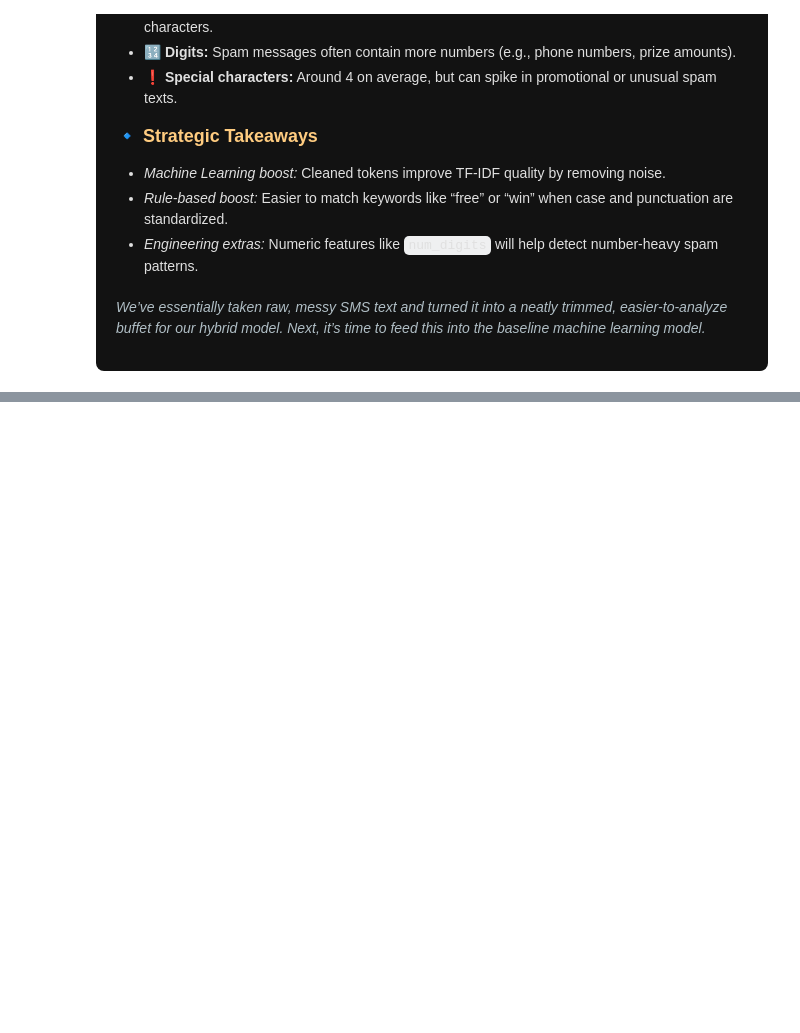
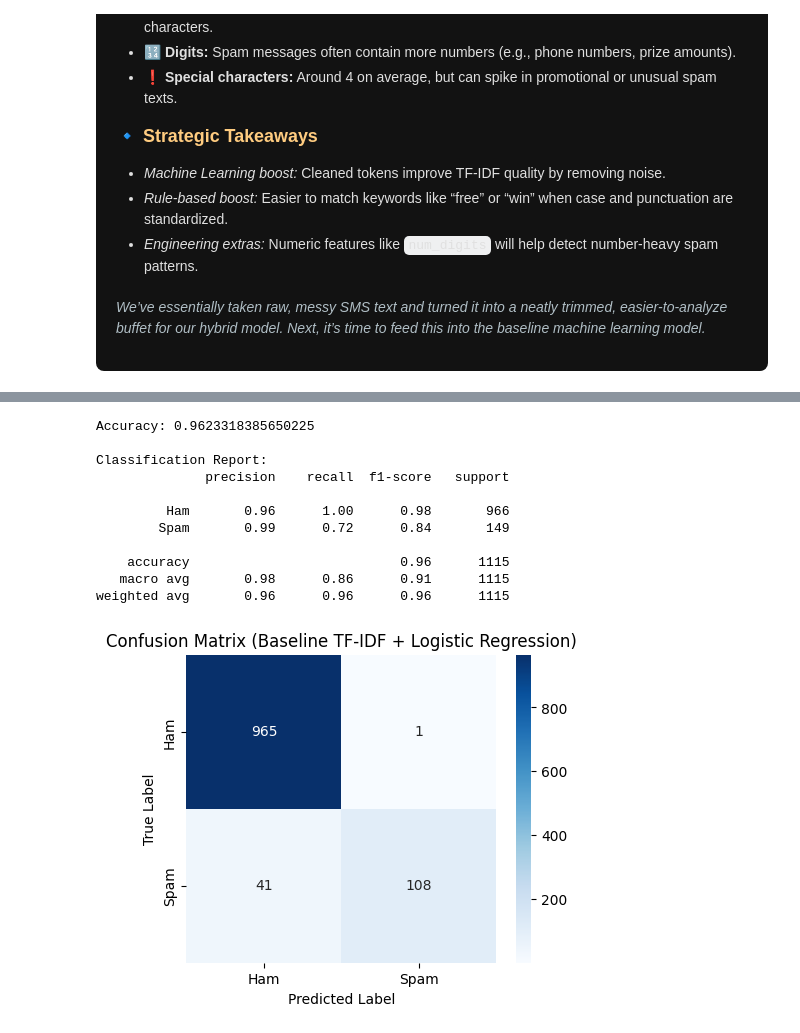
Before and after one commit to alabhastam/Hybrid-Learning-in-AI, a Jupyter notebook: main.ipynb, the cells around one changed output, grey strips where cells are left out. Drawn from its saved outputs; the diff is of its cells as text; code cells hidden in the pictures; blank space fills up the shorter version.

```diff
--- a/main.ipynb
+++ b/main.ipynb
@@ -432,0 +453,57 @@ Cleaned : free entry wkly comp win fa cup final tkts st ...
+# %%
+from sklearn.feature_extraction.text import TfidfVectorizer
+from sklearn.linear_model import LogisticRegression
+from sklearn.model_selection import train_test_split
+from sklearn.metrics import classification_report, confusion_matrix, accuracy_score
+import seaborn as sns
+import matplotlib.pyplot as plt
+
+# --- Step 3: Prepare features and labels ---
+X = df["clean_message"]
+y = df["label"].map({"ham": 0, "spam": 1})  # binary labels: 0=ham, 1=spam
+
+# --- Train-test split ---
+X_train, X_test, y_train, y_test = train_test_split(
+    X, y, test_size=0.2, random_state=42, stratify=y
+)
+
+# --- TF-IDF vectorization ---
+vectorizer = TfidfVectorizer()
+X_train_tfidf = vectorizer.fit_transform(X_train)
+X_test_tfidf = vectorizer.transform(X_test)
+
+# --- Initialize and train Logistic Regression ---
+model = LogisticRegression(max_iter=1000)
+model.fit(X_train_tfidf, y_train)
+
+# --- Predictions ---
+y_pred = model.predict(X_test_tfidf)
+
+# --- Evaluation ---
+print("Accuracy:", accuracy_score(y_test, y_pred))
+print("\nClassification Report:")
+print(classification_report(y_test, y_pred, target_names=["Ham", "Spam"]))
+
+# --- Confusion Matrix ---
+cm = confusion_matrix(y_test, y_pred)
+plt.figure(figsize=(5,4))
+sns.heatmap(cm, annot=True, fmt='d', cmap="Blues",
+            xticklabels=["Ham", "Spam"],
+            yticklabels=["Ham", "Spam"])
+plt.title("Confusion Matrix (Baseline TF-IDF + Logistic Regression)")
+plt.ylabel("True Label")
+plt.xlabel("Predicted Label")
+plt.show()
+# %% [output]
+Accuracy: 0.9623318385650225
+
+Classification Report:
+              precision    recall  f1-score   support
+
+         Ham       0.96      1.00      0.98       966
+        Spam       0.99      0.72      0.84       149
+
+    accuracy                           0.96      1115
+   macro avg       0.98      0.86      0.91      1115
+weighted avg       0.96      0.96      0.96      1115
+[figure, added]
```
Also changed, not shown: parts of 3 cells of this notebook.
